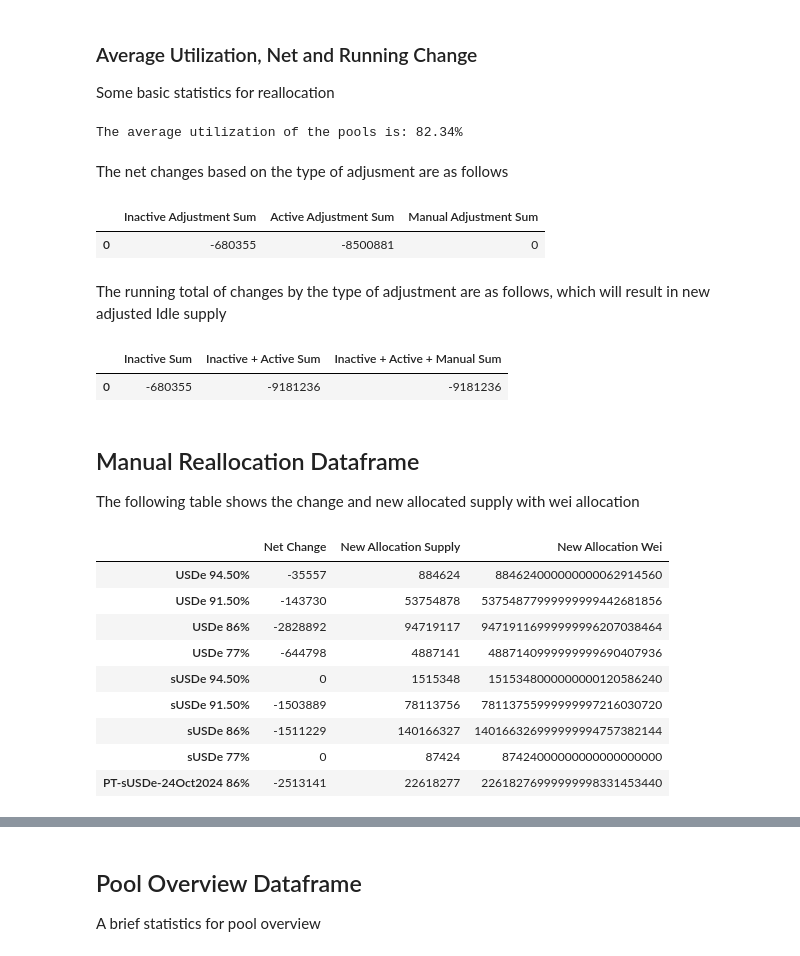
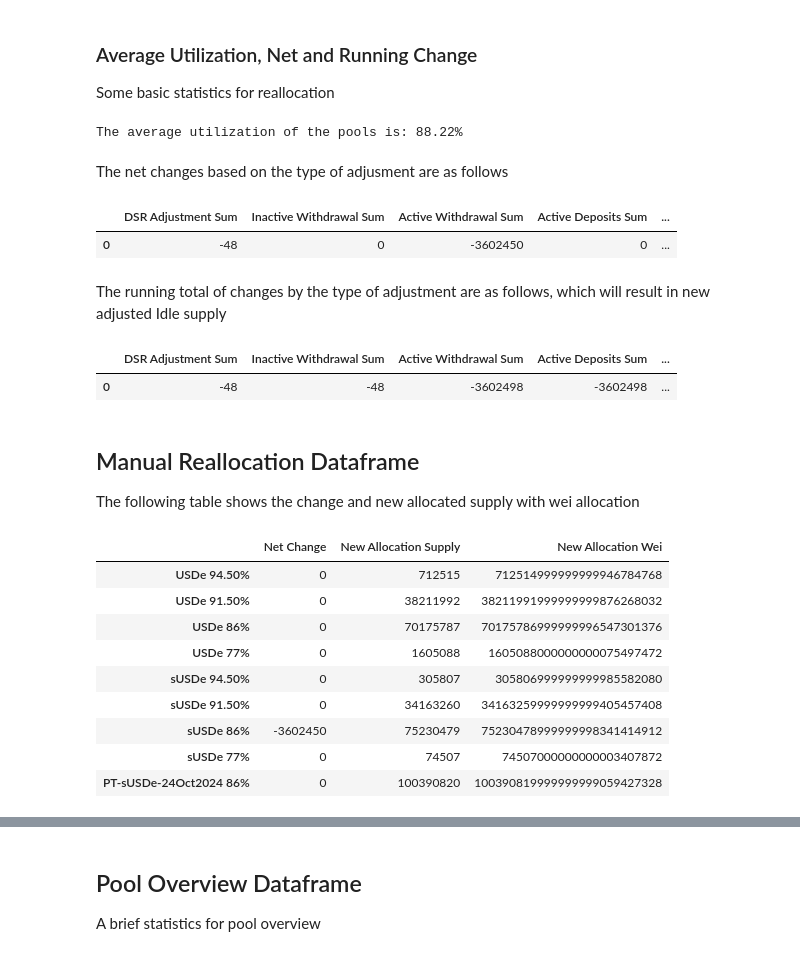
Before and after one commit to lavanic99/morpho_allocation, a Jupyter notebook: morpho_reallocation.ipynb, the cells around one changed output, grey strips where cells are left out. Saved outputs shown, nothing was run; the diff lists cells and outputs as text; code cells hidden in the pictures.

```diff
--- a/morpho_reallocation.ipynb
+++ b/morpho_reallocation.ipynb
@@ -49,12 +51,25 @@ columns_ordered = [
     'Maker Allocation',
     'Utilization',
     'Borrow Rate',
+    'Supply Cap',
     'Total Borrow',
     'Maker Borrow',
     'Optimal Rate',
     'Capped Borrow Rate',
-    'Inactive Adjustment',
-    'Active Adjustment',
+    'DSR',
+    'Target Borrow Rate',
+    'Min Borrow Rate',
+    'Max Borrow Rate',
+    'Utilization Where Rate Equal to DSR',
+    'DSR Adjustment',
+    'Total Supply After DSR Adjustment',
+    'Maker Supply After DSR Adjustment',
+    'Utilization After DSR Adjustment',
+    'Inactive Withdrawal',
+    'Utilization Where Rate Equal To Min Target',
+    'Active Withdrawal',
+    'Utilization Where Rate Equal To Max Target',
+    'Active Deposits',
     'Manual Adjustment',
     'Total Change',
     'Final Allocation',
@@ -102,10 +117,15 @@ Retrieve the data from API
 base_market_url = "https://morpho-api.blockanalitica.com/markets/{}/historic/?days_ago=0&network=ethereum"
 # Base URL for wallet data
 base_wallet_url = "https://morpho-api.blockanalitica.com/markets/{}/wallets/?network=ethereum&order=-supply&p_size=4&type=suppliers"
+# URL for vault data
+vaults_url = "https://morpho-api.blockanalitica.com/vaults/0x73e65dbd630f90604062f6e02fab9138e713edd9/pools/?days_ago=0&network=ethereum&order=-supply_usd&p=1&p_size=15"
+# URL for DSR rate
+dsr_url = "https://info-sky.blockanalitica.com/save/"
 # The wallet address we are interested in
 target_wallet = "0x73e65dbd630f90604062f6e02fab9138e713edd9"
 
-api_data = ApiBA(base_market_url, base_wallet_url, market_to_pool.keys(), target_wallet)
+# Assuming market_to_pool is defined
+api_data = ApiBA(base_market_url, base_wallet_url, market_to_pool.keys(), target_wallet, vaults_url, dsr_url)
 # %% [markdown]
 With data from API populate the dataframe
 # %%
@@ -149,11 +169,13 @@ realloc_metaparm = {
         'min_balance' : 10000000,
         'max_utilization' : 0.9,
         'max_portion_to_withdraw' : 0.1,
+        'allocation_significance_threshold' : 10000,
     },
     'inactive_pool' : {
         'min_balance' : 100000,
         'max_utilization' : 0.93,
         'max_portion_to_withdraw' : 1,
+        'allocation_significance_threshold' : 10000,
     },
 }
 # %%
@@ -174,0 +187,10 @@ Updated DataFrame with Status:
+# %%
+pools_df.loc['USDe 94.50%', 'Status'] = 'Inactive'
+pools_df.loc['USDe 91.50%', 'Status'] = 'Active'
+pools_df.loc['USDe 86%', 'Status'] = 'Active'
+pools_df.loc['USDe 77%', 'Status'] = 'Inactive'
+pools_df.loc['sUSDe 94.50%', 'Status'] = 'Inactive'
+pools_df.loc['sUSDe 91.50%', 'Status'] = 'Active'
+pools_df.loc['sUSDe 86%', 'Status'] = 'Active'
+pools_df.loc['sUSDe 77%', 'Status'] = 'Inactive'
+pools_df.loc['PT-sUSDe-24Oct2024 86%', 'Status'] = 'Active'
@@ -203,33 +241,35 @@ Some basic statistics for reallocation
 average_utilization = pools_analysis.pool_df['Utilization'].mean()
 print(f'The average utilization of the pools is: {average_utilization * 100:.2f}%')
 # %% [output]
-The average utilization of the pools is: 82.34%
+The average utilization of the pools is: 88.22%
 # %% [markdown]
 The net changes based on the type of adjusment are as follows
 # %%
-net_change_df = pools_analysis.pool_df[['Inactive Adjustment', 'Active Adjustment', 'Manual Adjustment']].agg('sum').to_frame().T
-net_change_df.columns = ['Inactive Adjustment Sum', 'Active Adjustment Sum', 'Manual Adjustment Sum']
+net_change_df = pools_analysis.pool_df[['DSR Adjustment', 'Inactive Withdrawal', 'Active Withdrawal', 'Active Deposits', 'Manual Adjustment']].agg('sum').to_frame().T
+net_change_df.columns = ['DSR Adjustment Sum', 'Inactive Withdrawal Sum', 'Active Withdrawal Sum', 'Active Deposits Sum', 'Manual Adjustment Sum']
 net_change_df = net_change_df.round(0).astype(int)
 
 net_change_df
 # %% [output]
-|  | Inactive Adjustment Sum | Active Adjustment Sum | Manual Adjustment Sum |
-| 0 | -680355 | -8500881 | 0 |
+|  | DSR Adjustment Sum | Inactive Withdrawal Sum | Active Withdrawal Sum | Active Deposits Sum | ... |
+| 0 | -48 | 0 | -3602450 | 0 | ... |
 # %% [markdown]
 The running total of changes by the type of adjustment are as follows, which will result in new adjusted Idle supply
 # %%
 cumulative_sums = net_change_df.cumsum(axis=1).iloc[-1]
 cumulative_sums_df = pd.DataFrame({
-    'Inactive Sum': [cumulative_sums['Inactive Adjustment Sum']],
-    'Inactive + Active Sum': [cumulative_sums['Active Adjustment Sum']],
-    'Inactive + Active + Manual Sum': [cumulative_sums['Manual Adjustment Sum']]
+    'DSR Adjustment Sum': [cumulative_sums['DSR Adjustment Sum']],
+    'Inactive Withdrawal Sum': [cumulative_sums['Inactive Withdrawal Sum']],
+    'Active Withdrawal Sum': [cumulative_sums['Active Withdrawal Sum']],
+    'Active Deposits Sum': [cumulative_sums['Active Deposits Sum']],
+    'Manual Adjustment Sum': [cumulative_sums['Manual Adjustment Sum']]
 })
 cumulative_sums_df = cumulative_sums_df.round(0).astype(int)
 
 cumulative_sums_df
 # %% [output]
-|  | Inactive Sum | Inactive + Active Sum | Inactive + Active + Manual Sum |
-| 0 | -680355 | -9181236 | -9181236 |
+|  | DSR Adjustment Sum | Inactive Withdrawal Sum | Active Withdrawal Sum | Active Deposits Sum | ... |
+| 0 | -48 | -48 | -3602498 | -3602498 | ... |
 # %% [markdown]
 ## Manual Reallocation Dataframe
 
@@ -252,15 +292,15 @@ styled_df = manual_realloaction_pools.style.format({
 styled_df
 # %% [output]
 |  | Net Change | New Allocation Supply | New Allocation Wei |
-| USDe 94.50% | -35557 | 884624 | 884624000000000062914560 |
-| USDe 91.50% | -143730 | 53754878 | 53754877999999999442681856 |
-| USDe 86% | -2828892 | 94719117 | 94719116999999996207038464 |
-| USDe 77% | -644798 | 4887141 | 4887140999999999690407936 |
-| sUSDe 94.50% | 0 | 1515348 | 1515348000000000120586240 |
-| sUSDe 91.50% | -1503889 | 78113756 | 78113755999999997216030720 |
-| sUSDe 86% | -1511229 | 140166327 | 140166326999999994757382144 |
-| sUSDe 77% | 0 | 87424 | 87424000000000000000000 |
-| PT-sUSDe-24Oct2024 86% | -2513141 | 22618277 | 22618276999999998331453440 |
+| USDe 94.50% | 0 | 712515 | 712514999999999946784768 |
+| USDe 91.50% | 0 | 38211992 | 38211991999999999876268032 |
+| USDe 86% | 0 | 70175787 | 70175786999999996547301376 |
+| USDe 77% | 0 | 1605088 | 1605088000000000075497472 |
+| sUSDe 94.50% | 0 | 305807 | 305806999999999985582080 |
+| sUSDe 91.50% | 0 | 34163260 | 34163259999999999405457408 |
+| sUSDe 86% | -3602450 | 75230479 | 75230478999999998341414912 |
+| sUSDe 77% | 0 | 74507 | 74507000000000003407872 |
+| PT-sUSDe-24Oct2024 86% | 0 | 100390820 | 100390819999999999059427328 |
 # %%
 print(f'The total net change in allocation is: ${manual_realloaction_pools["Net Change"].sum():.0f}')
 # %% [output]
```
Also changed, not shown: parts of 20 cells of this notebook, 5 other files.
